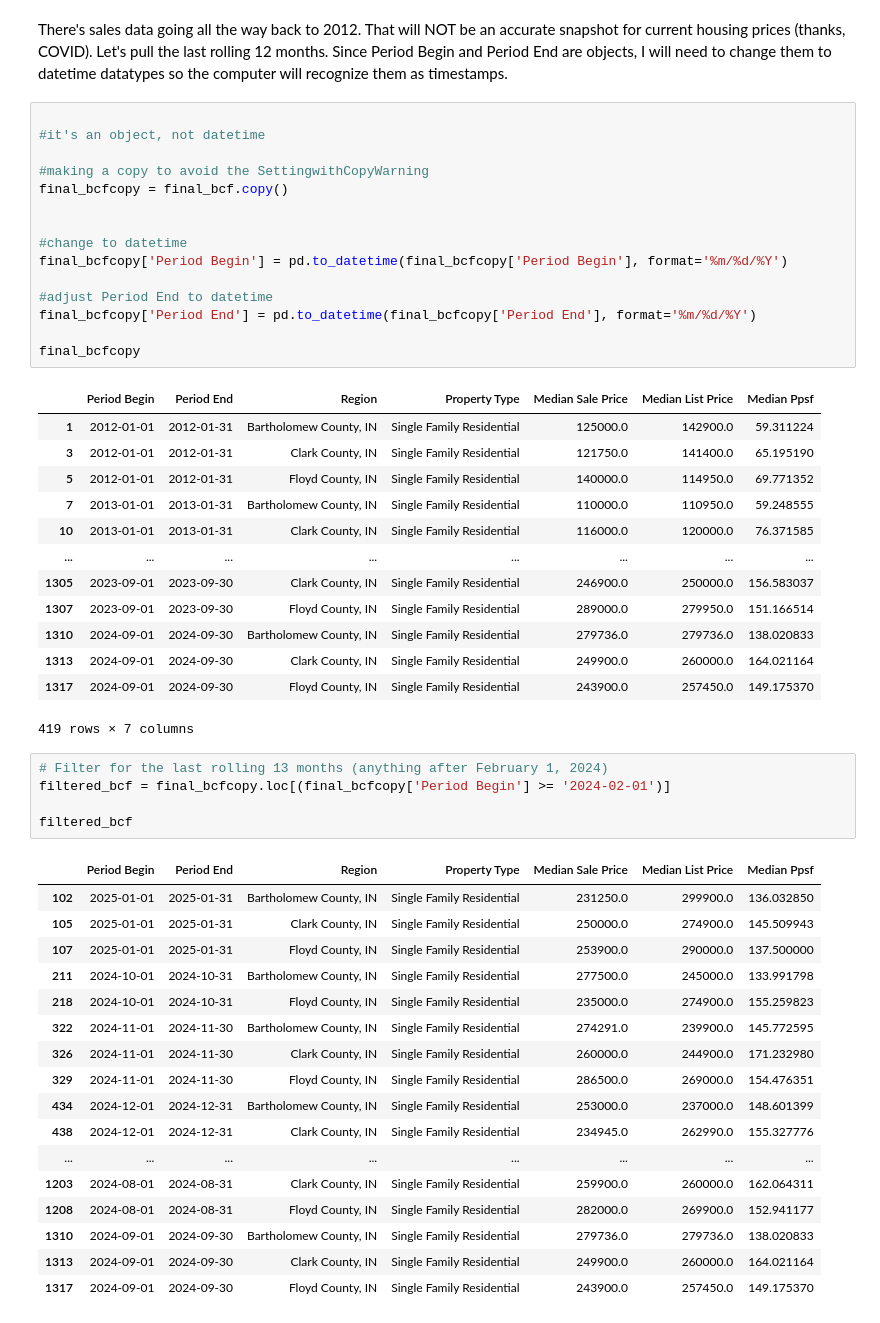
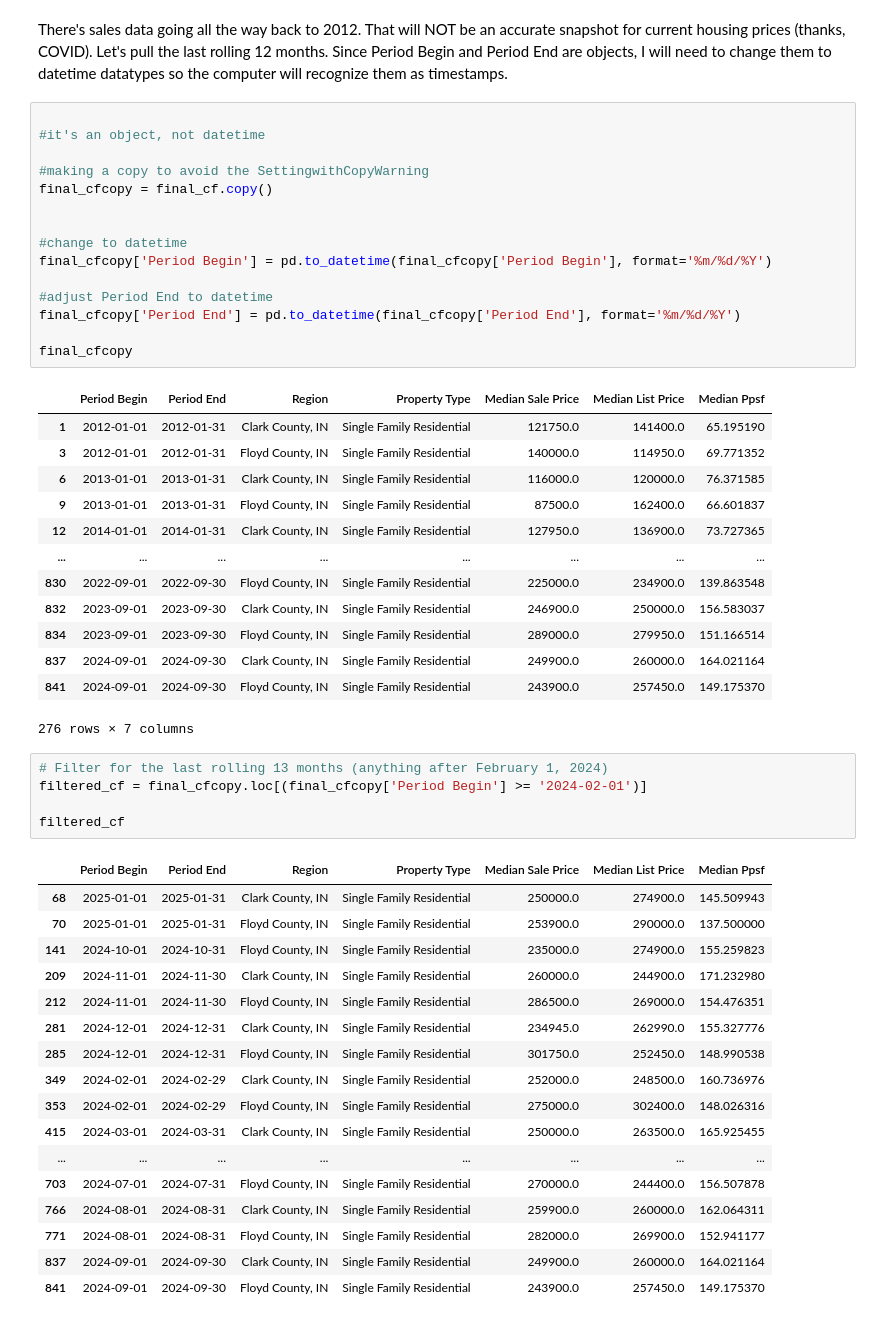
Before and after one commit to RachTheRad/SoIN_Housing_Analysis, a Jupyter notebook: HA_Cap_NB1.ipynb, the cells around one changed output. Saved outputs shown, nothing was run; the diff lists cells and outputs as text.

```diff
--- a/HA_Cap_NB1.ipynb
+++ b/HA_Cap_NB1.ipynb
@@ -230,50 +230,50 @@ There's sales data going all the way back to 2012. That will NOT be an accurate
 #it's an object, not datetime
 
 #making a copy to avoid the SettingwithCopyWarning
-final_bcfcopy = final_bcf.copy()
+final_cfcopy = final_cf.copy()
 
 
 #change to datetime
-final_bcfcopy['Period Begin'] = pd.to_datetime(final_bcfcopy['Period Begin'], format='%m/%d/%Y')
+final_cfcopy['Period Begin'] = pd.to_datetime(final_cfcopy['Period Begin'], format='%m/%d/%Y')
 
 #adjust Period End to datetime
-final_bcfcopy['Period End'] = pd.to_datetime(final_bcfcopy['Period End'], format='%m/%d/%Y')
+final_cfcopy['Period End'] = pd.to_datetime(final_cfcopy['Period End'], format='%m/%d/%Y')
 
-final_bcfcopy
+final_cfcopy
 # %% [output]
 |  | Period Begin | Period End | Region | Property Type | Median Sale Price | Median List Price | Median Ppsf |
-| 1 | 2012-01-01 | 2012-01-31 | Bartholomew County, IN | Single Family Residential | 125000.0 | 142900.0 | 59.311224 |
-| 3 | 2012-01-01 | 2012-01-31 | Clark County, IN | Single Family Residential | 121750.0 | 141400.0 | 65.195190 |
-| 5 | 2012-01-01 | 2012-01-31 | Floyd County, IN | Single Family Residential | 140000.0 | 114950.0 | 69.771352 |
-| 7 | 2013-01-01 | 2013-01-31 | Bartholomew County, IN | Single Family Residential | 110000.0 | 110950.0 | 59.248555 |
-| 10 | 2013-01-01 | 2013-01-31 | Clark County, IN | Single Family Residential | 116000.0 | 120000.0 | 76.371585 |
+| 1 | 2012-01-01 | 2012-01-31 | Clark County, IN | Single Family Residential | 121750.0 | 141400.0 | 65.195190 |
+| 3 | 2012-01-01 | 2012-01-31 | Floyd County, IN | Single Family Residential | 140000.0 | 114950.0 | 69.771352 |
+| 6 | 2013-01-01 | 2013-01-31 | Clark County, IN | Single Family Residential | 116000.0 | 120000.0 | 76.371585 |
+| 9 | 2013-01-01 | 2013-01-31 | Floyd County, IN | Single Family Residential | 87500.0 | 162400.0 | 66.601837 |
+| 12 | 2014-01-01 | 2014-01-31 | Clark County, IN | Single Family Residential | 127950.0 | 136900.0 | 73.727365 |
 | ... | ... | ... | ... | ... | ... | ... | ... |
-| 1305 | 2023-09-01 | 2023-09-30 | Clark County, IN | Single Family Residential | 246900.0 | 250000.0 | 156.583037 |
-| 1307 | 2023-09-01 | 2023-09-30 | Floyd County, IN | Single Family Residential | 289000.0 | 279950.0 | 151.166514 |
-| 1310 | 2024-09-01 | 2024-09-30 | Bartholomew County, IN | Single Family Residential | 279736.0 | 279736.0 | 138.020833 |
-| 1313 | 2024-09-01 | 2024-09-30 | Clark County, IN | Single Family Residential | 249900.0 | 260000.0 | 164.021164 |
-| 1317 | 2024-09-01 | 2024-09-30 | Floyd County, IN | Single Family Residential | 243900.0 | 257450.0 | 149.175370 |
+| 830 | 2022-09-01 | 2022-09-30 | Floyd County, IN | Single Family Residential | 225000.0 | 234900.0 | 139.863548 |
+| 832 | 2023-09-01 | 2023-09-30 | Clark County, IN | Single Family Residential | 246900.0 | 250000.0 | 156.583037 |
+| 834 | 2023-09-01 | 2023-09-30 | Floyd County, IN | Single Family Residential | 289000.0 | 279950.0 | 151.166514 |
+| 837 | 2024-09-01 | 2024-09-30 | Clark County, IN | Single Family Residential | 249900.0 | 260000.0 | 164.021164 |
+| 841 | 2024-09-01 | 2024-09-30 | Floyd County, IN | Single Family Residential | 243900.0 | 257450.0 | 149.175370 |
-419 rows × 7 columns
+276 rows × 7 columns
 # %%
 # Filter for the last rolling 13 months (anything after February 1, 2024)
-filtered_bcf = final_bcfcopy.loc[(final_bcfcopy['Period Begin'] >= '2024-02-01')]
+filtered_cf = final_cfcopy.loc[(final_cfcopy['Period Begin'] >= '2024-02-01')]
 
-filtered_bcf
+filtered_cf
 # %% [output]
 |  | Period Begin | Period End | Region | Property Type | Median Sale Price | Median List Price | Median Ppsf |
-| 102 | 2025-01-01 | 2025-01-31 | Bartholomew County, IN | Single Family Residential | 231250.0 | 299900.0 | 136.032850 |
-| 105 | 2025-01-01 | 2025-01-31 | Clark County, IN | Single Family Residential | 250000.0 | 274900.0 | 145.509943 |
-| 107 | 2025-01-01 | 2025-01-31 | Floyd County, IN | Single Family Residential | 253900.0 | 290000.0 | 137.500000 |
-| 211 | 2024-10-01 | 2024-10-31 | Bartholomew County, IN | Single Family Residential | 277500.0 | 245000.0 | 133.991798 |
-| 218 | 2024-10-01 | 2024-10-31 | Floyd County, IN | Single Family Residential | 235000.0 | 274900.0 | 155.259823 |
-| 322 | 2024-11-01 | 2024-11-30 | Bartholomew County, IN | Single Family Residential | 274291.0 | 239900.0 | 145.772595 |
-| 326 | 2024-11-01 | 2024-11-30 | Clark County, IN | Single Family Residential | 260000.0 | 244900.0 | 171.232980 |
-| 329 | 2024-11-01 | 2024-11-30 | Floyd County, IN | Single Family Residential | 286500.0 | 269000.0 | 154.476351 |
-| 434 | 2024-12-01 | 2024-12-31 | Bartholomew County, IN | Single Family Residential | 253000.0 | 237000.0 | 148.601399 |
-| 438 | 2024-12-01 | 2024-12-31 | Clark County, IN | Single Family Residential | 234945.0 | 262990.0 | 155.327776 |
+| 68 | 2025-01-01 | 2025-01-31 | Clark County, IN | Single Family Residential | 250000.0 | 274900.0 | 145.509943 |
+| 70 | 2025-01-01 | 2025-01-31 | Floyd County, IN | Single Family Residential | 253900.0 | 290000.0 | 137.500000 |
+| 141 | 2024-10-01 | 2024-10-31 | Floyd County, IN | Single Family Residential | 235000.0 | 274900.0 | 155.259823 |
+| 209 | 2024-11-01 | 2024-11-30 | Clark County, IN | Single Family Residential | 260000.0 | 244900.0 | 171.232980 |
+| 212 | 2024-11-01 | 2024-11-30 | Floyd County, IN | Single Family Residential | 286500.0 | 269000.0 | 154.476351 |
+| 281 | 2024-12-01 | 2024-12-31 | Clark County, IN | Single Family Residential | 234945.0 | 262990.0 | 155.327776 |
+| 285 | 2024-12-01 | 2024-12-31 | Floyd County, IN | Single Family Residential | 301750.0 | 252450.0 | 148.990538 |
+| 349 | 2024-02-01 | 2024-02-29 | Clark County, IN | Single Family Residential | 252000.0 | 248500.0 | 160.736976 |
+| 353 | 2024-02-01 | 2024-02-29 | Floyd County, IN | Single Family Residential | 275000.0 | 302400.0 | 148.026316 |
+| 415 | 2024-03-01 | 2024-03-31 | Clark County, IN | Single Family Residential | 250000.0 | 263500.0 | 165.925455 |
 | ... | ... | ... | ... | ... | ... | ... | ... |
-| 1203 | 2024-08-01 | 2024-08-31 | Clark County, IN | Single Family Residential | 259900.0 | 260000.0 | 162.064311 |
-| 1208 | 2024-08-01 | 2024-08-31 | Floyd County, IN | Single Family Residential | 282000.0 | 269900.0 | 152.941177 |
-| 1310 | 2024-09-01 | 2024-09-30 | Bartholomew County, IN | Single Family Residential | 279736.0 | 279736.0 | 138.020833 |
-| 1313 | 2024-09-01 | 2024-09-30 | Clark County, IN | Single Family Residential | 249900.0 | 260000.0 | 164.021164 |
-| 1317 | 2024-09-01 | 2024-09-30 | Floyd County, IN | Single Family Residential | 243900.0 | 257450.0 | 149.175370 |
+| 703 | 2024-07-01 | 2024-07-31 | Floyd County, IN | Single Family Residential | 270000.0 | 244400.0 | 156.507878 |
+| 766 | 2024-08-01 | 2024-08-31 | Clark County, IN | Single Family Residential | 259900.0 | 260000.0 | 162.064311 |
+| 771 | 2024-08-01 | 2024-08-31 | Floyd County, IN | Single Family Residential | 282000.0 | 269900.0 | 152.941177 |
+| 837 | 2024-09-01 | 2024-09-30 | Clark County, IN | Single Family Residential | 249900.0 | 260000.0 | 164.021164 |
+| 841 | 2024-09-01 | 2024-09-30 | Floyd County, IN | Single Family Residential | 243900.0 | 257450.0 | 149.175370 |
```
Also changed, not shown: parts of 9 cells of this notebook, 2 other files.
